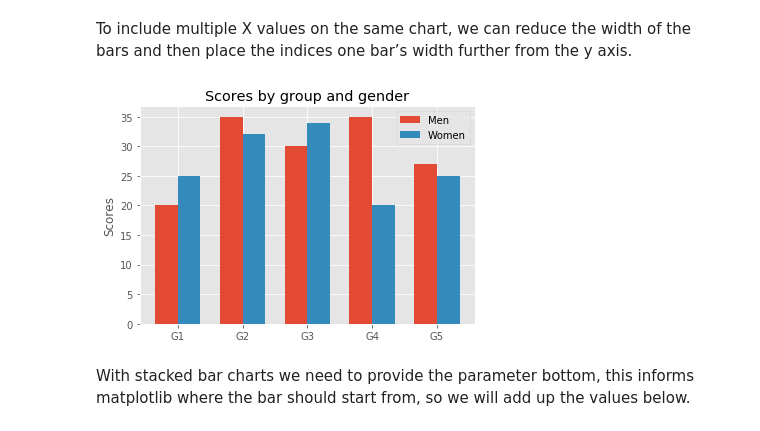
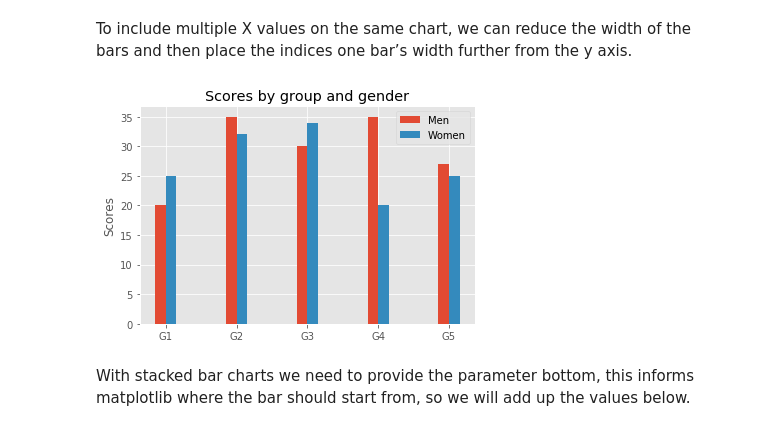
Before and after one commit to johnzastrow/jz_jupyters, a Jupyter notebook: simpledbmatplot.ipynb, the cells around one changed output. Cells and saved outputs as stored; diff of their text form; code cells hidden in the pictures.

```diff
--- a/simpledbmatplot.ipynb
+++ b/simpledbmatplot.ipynb
@@ -266,24 +338,24 @@ To include multiple X values on the same chart, we can reduce the width of the b
 # %%
 import numpy as np
 
 N = 5
 men_means = (20, 35, 30, 35, 27)
 women_means = (25, 32, 34, 20, 25)
 
-ind = np.arange(N)
-width = 0.35
+ind = np.arange(5)
+width = 0.15
 plt.bar(ind, men_means, width, label='Men')
 plt.bar(ind + width, women_means, width,
     label='Women')
 
 plt.ylabel('Scores')
 plt.title('Scores by group and gender')
 
 plt.xticks(ind + width / 2, ('G1', 'G2', 'G3', 'G4', 'G5'))
 plt.legend(loc='best')
 plt.show()
 # %% [output]
-[figure, old version]
+[figure, new version]
 # %% [markdown]
 With stacked bar charts we need to provide the parameter bottom, this informs matplotlib where the bar should start from, so we will add up the values below.
 # %%
```
Also changed, not shown: parts of 13 cells of this notebook, 21 other files.
